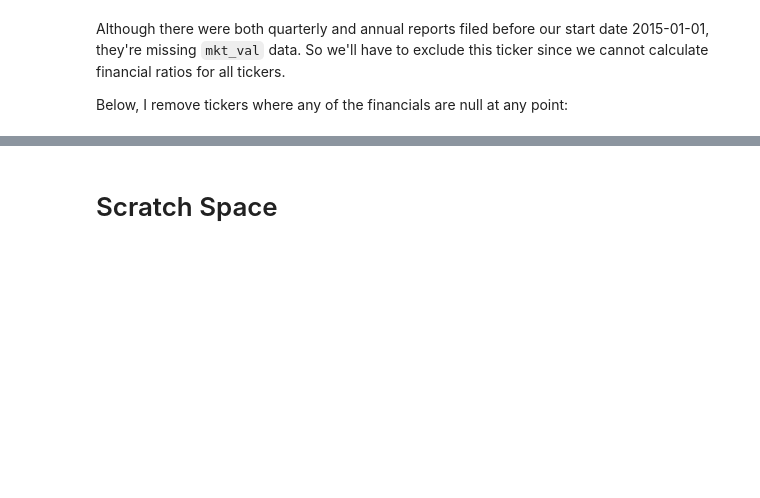
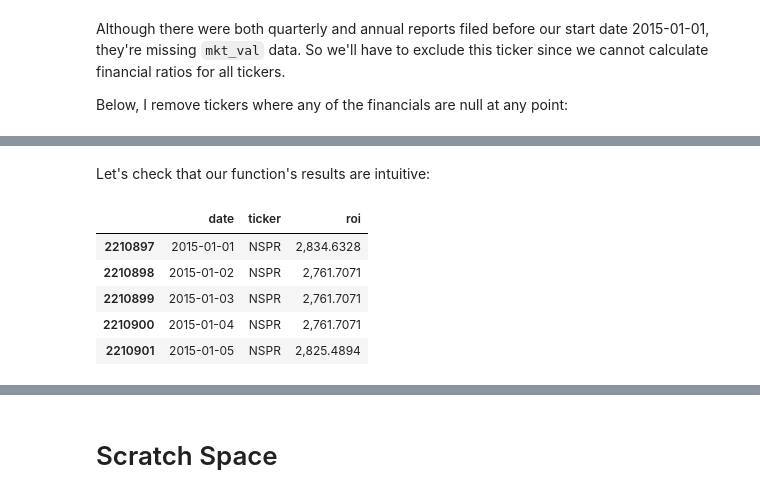
Before and after one commit to ethho/finm-33150, a Jupyter notebook: 20230126_hw3_ho_ethan_12350006.ipynb, the cells around one changed output, grey strips where cells are left out. Cells and saved outputs as stored; diff of their text form; code cells hidden in the pictures; blank space fills up the shorter version.

```diff
--- a/20230126_hw3_ho_ethan_12350006.ipynb
+++ b/20230126_hw3_ho_ethan_12350006.ipynb
@@ -696,0 +740,11 @@ print(f"{len(null_financials)} tickers have some null value for at least one fin
+# %% [markdown]
+Let's check that our function's results are intuitive:
+# %%
+df_no_idx[['date', 'ticker', 'roi']][df_no_idx.ticker == 'NSPR'].head()
+# %% [output]
+|  | date | ticker | roi |
+| 2210897 | 2015-01-01 | NSPR | 2,834.6328 |
+| 2210898 | 2015-01-02 | NSPR | 2,761.7071 |
+| 2210899 | 2015-01-03 | NSPR | 2,761.7071 |
+| 2210900 | 2015-01-04 | NSPR | 2,761.7071 |
+| 2210901 | 2015-01-05 | NSPR | 2,825.4894 |
```
Also changed, not shown: parts of 25 cells of this notebook, 1 other file.
